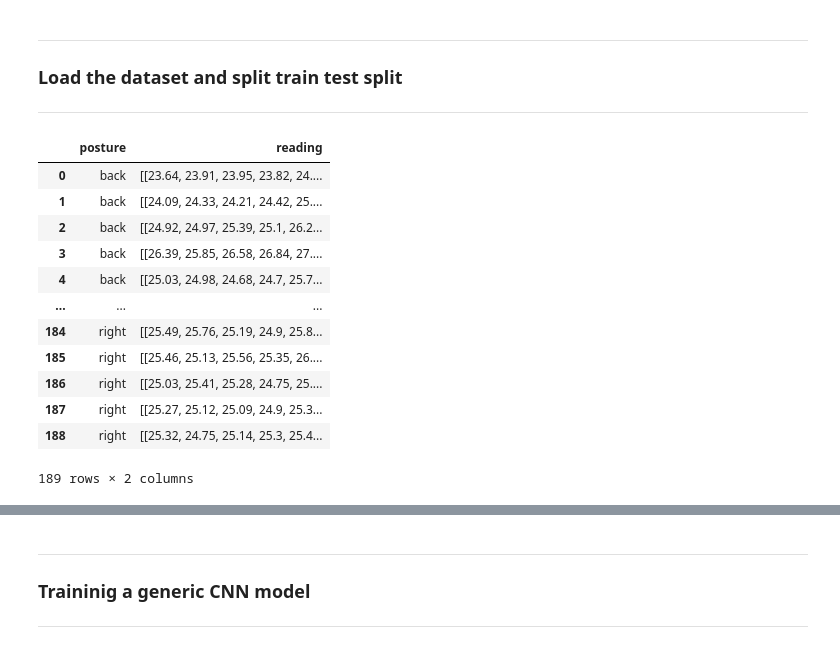
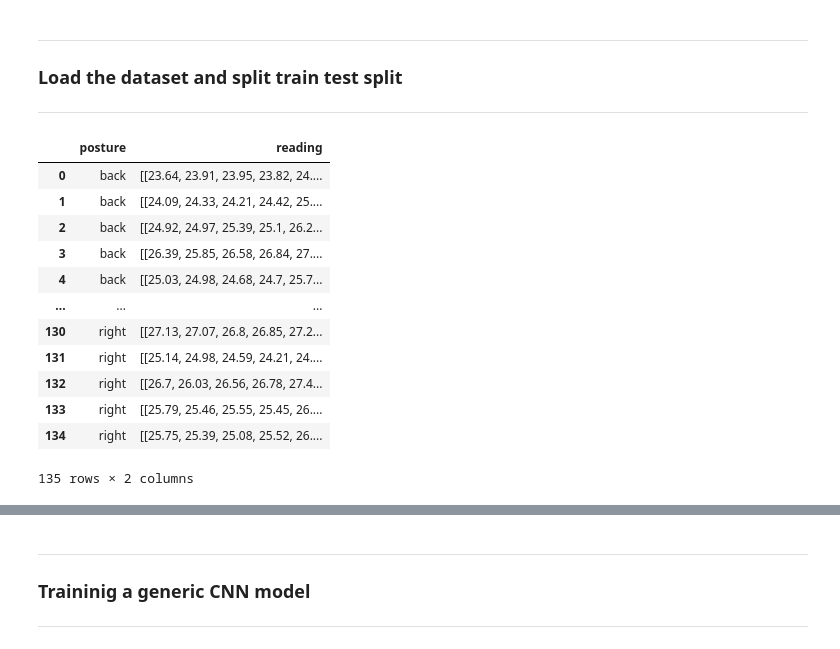
Before and after one commit to Posture-Analytics/NurseAid-ML, a Jupyter notebook: decubit_posture_ML/notebooks/ml-laguardia-standard-train.ipynb, the cells around one changed output, grey strips where cells are left out. Cells and saved outputs as stored; diff of their text form; code cells hidden in the pictures.

Commit message:
feat: adapts to new train test split

```diff
--- a/decubit_posture_ML/notebooks/ml-laguardia-standard-train.ipynb
+++ b/decubit_posture_ML/notebooks/ml-laguardia-standard-train.ipynb
@@ -14,35 +14,35 @@ from tensorflow.keras import layers
 ---
 # %%
 # Load the data
-with open('../data/curated-data.json') as f:
-    data = json.load(f)
-df = pd.DataFrame(data).T
+with open('../data/curated-data-train.json') as f:
+    data_train = json.load(f)
+df_train = pd.DataFrame(data_train).T
 # Filter dataframe to only include the columns we want
-df = df[['back', 'left', 'right']]
+df_train = df_train[['back', 'left', 'right']]
 # Separate the three data into the same label
 for i in range(3):
     for pose in ['back', 'left', 'right']:
-        df[f'{pose}_{i}'] = df[pose].apply(lambda x: x[i])
+        df_train[f'{pose}_{i}'] = df_train[pose].apply(lambda x: x[i])
 # Drop the original columns
-df = df.drop(columns=['back', 'left', 'right'])
+df_train = df_train.drop(columns=['back', 'left', 'right'])
 # Expand the data into a single column
-df = df.melt()
+df_train = df_train.melt()
 # Rename the 'variable' values to only include the pose
-df['variable'] = df['variable'].apply(lambda x: x.split('_')[0])
+df_train['variable'] = df_train['variable'].apply(lambda x: x.split('_')[0])
 # Rename the columns
-df.columns = ['posture', 'reading']
-df
+df_train.columns = ['posture', 'reading']
+df_train
 # %% [output]
 |  | posture | reading |
 | 0 | back | [[23.64, 23.91, 23.95, 23.82, 24.... |
 | 1 | back | [[24.09, 24.33, 24.21, 24.42, 25.... |
 | 2 | back | [[24.92, 24.97, 25.39, 25.1, 26.2... |
 | 3 | back | [[26.39, 25.85, 26.58, 26.84, 27.... |
 | 4 | back | [[25.03, 24.98, 24.68, 24.7, 25.7... |
 | ... | ... | ... |
-| 184 | right | [[25.49, 25.76, 25.19, 24.9, 25.8... |
-| 185 | right | [[25.46, 25.13, 25.56, 25.35, 26.... |
-| 186 | right | [[25.03, 25.41, 25.28, 24.75, 25.... |
-| 187 | right | [[25.27, 25.12, 25.09, 24.9, 25.3... |
-| 188 | right | [[25.32, 24.75, 25.14, 25.3, 25.4... |
+| 130 | right | [[27.13, 27.07, 26.8, 26.85, 27.2... |
+| 131 | right | [[25.14, 24.98, 24.59, 24.21, 24.... |
+| 132 | right | [[26.7, 26.03, 26.56, 26.78, 27.4... |
+| 133 | right | [[25.79, 25.46, 25.55, 25.45, 26.... |
+| 134 | right | [[25.75, 25.39, 25.08, 25.52, 26.... |
-189 rows × 2 columns
+135 rows × 2 columns
```
Also changed, not shown: parts of 12 cells of this notebook, 3 other files.
